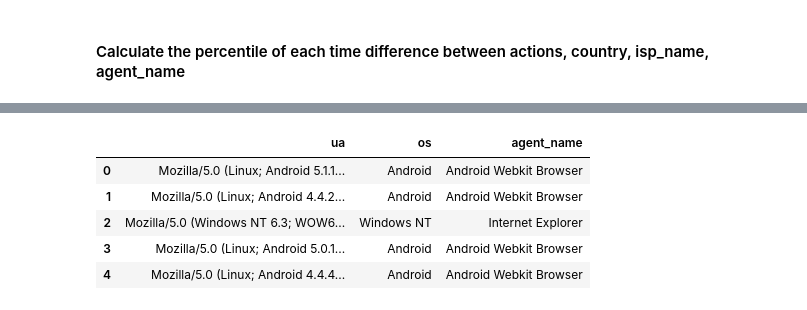
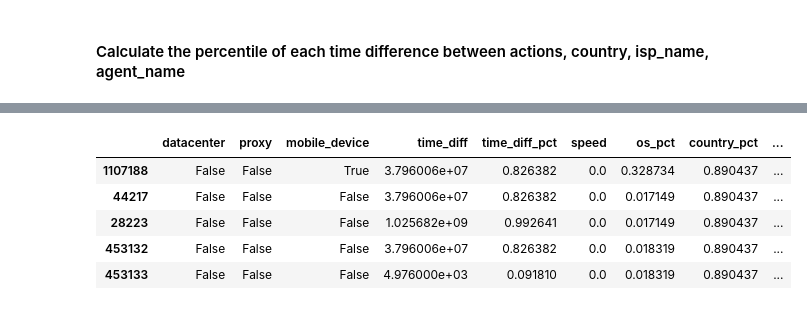
Before and after one commit to nadapzy/newcastle, a Jupyter notebook: newcastle.ipynb, the cells around one changed output, grey strips where cells are left out. Cells and saved outputs as stored; diff of their text form; code cells hidden in the pictures.

```diff
--- a/newcastle.ipynb
+++ b/newcastle.ipynb
@@ -80,9 +112,21 @@ df_agent_os.rename(columns={'Unnamed: 0':'ua','0':'os','1':'agent_name'},inplace
+# %%
+df.isp_name_pct=df.isp_name_pct.fillna(df.isp_name_pct.mean())
+# %%
+df.continent_pct=df.continent_pct.fillna(df.continent_pct.mean())
+# %%
+df.continent_pct=df.continent_pct.fillna(df.continent_pct.mean())
+# %%
+device_id=df.device_id.copy()
+df_model=df.drop(['created_at','user_id','session_id','device_id','ua','l','name','custom_name'\
+                  ,'ip','continent','country','city','lon','lat','accuracy','isp_name','os','agent_name'\
+                  ,'lon_diff','lat_diff'],axis=1)
+#df_model=df_model.drop(['l','city','isp_name'],axis=1)
 # %%
-df_agent_os.head()
+df_model.head()
 # %% [output]
-|  | ua | os | agent_name |
-| 0 | Mozilla/5.0 (Linux; Android 5.1.1... | Android | Android Webkit Browser |
-| 1 | Mozilla/5.0 (Linux; Android 4.4.2... | Android | Android Webkit Browser |
-| 2 | Mozilla/5.0 (Windows NT 6.3; WOW6... | Windows NT | Internet Explorer |
-| 3 | Mozilla/5.0 (Linux; Android 5.0.1... | Android | Android Webkit Browser |
-| 4 | Mozilla/5.0 (Linux; Android 4.4.4... | Android | Android Webkit Browser |
+|  | datacenter | proxy | mobile_device | time_diff | time_diff_pct | speed | os_pct | country_pct | ... |
+| 1107188 | False | False | True | 3.796006e+07 | 0.826382 | 0.0 | 0.328734 | 0.890437 | ... |
+| 44217 | False | False | False | 3.796006e+07 | 0.826382 | 0.0 | 0.017149 | 0.890437 | ... |
+| 28223 | False | False | False | 1.025682e+09 | 0.992641 | 0.0 | 0.017149 | 0.890437 | ... |
+| 453132 | False | False | False | 3.796006e+07 | 0.826382 | 0.0 | 0.018319 | 0.890437 | ... |
+| 453133 | False | False | False | 4.976000e+03 | 0.091810 | 0.0 | 0.018319 | 0.890437 | ... |
```
Also changed, not shown: parts of 38 cells of this notebook.
